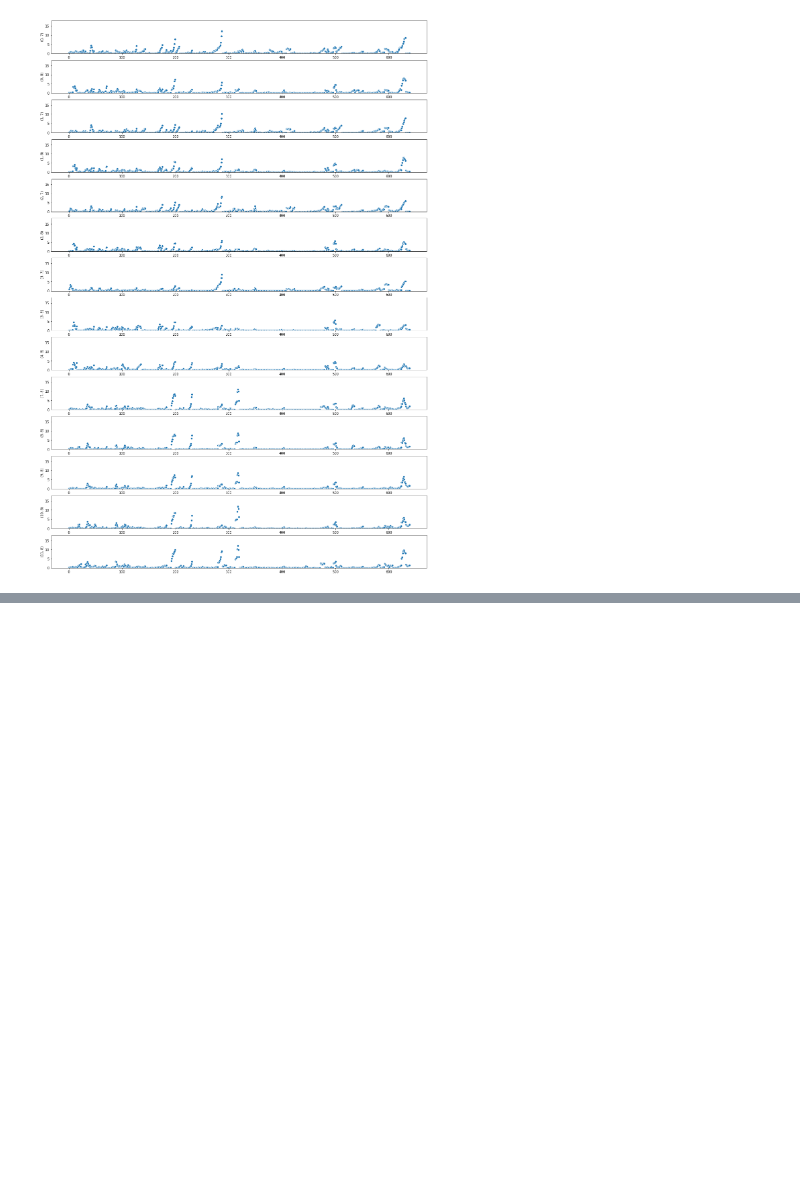
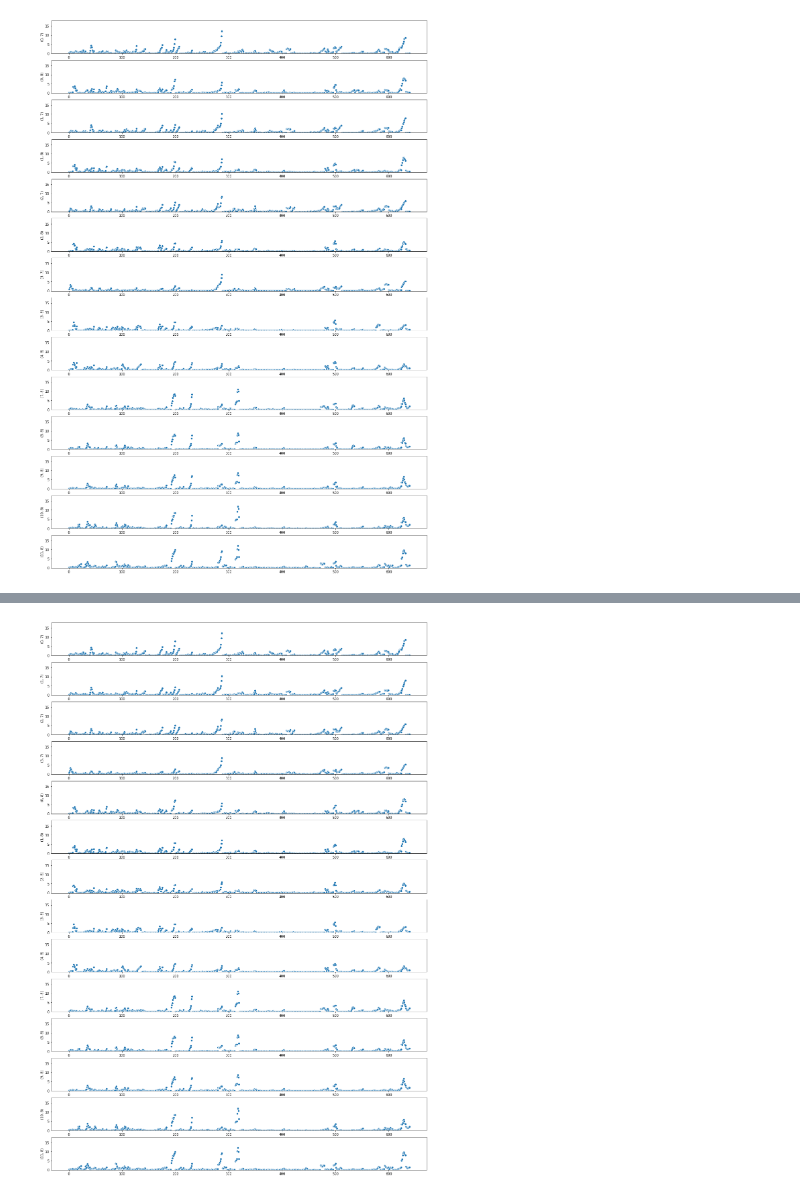
Before and after one commit to homily707/Notebook, a Jupyter notebook: eda.ipynb, the cells around one changed output, grey strips where cells are left out. Drawn from its saved outputs; the diff is of its cells as text; code cells hidden in the pictures; blank space fills up the shorter version.

```diff
--- a/eda.ipynb
+++ b/eda.ipynb
@@ -207,3 +207,5 @@ for i in range(14):
     sns.scatterplot(np.arange(640),b_mean.iloc[i,1:641]).set(ylim=(0,18))
 # %% [output]
 [figure]
+# %%
+b=pd.read_csv('b_data.csv')
@@ -209,0 +220,4 @@ for i in range(14):
+# %%
+b7=b[b.month==7].groupby(['day','month']).mean()
+b8=b[b.month==8].groupby(['day','month']).mean()
+b8
@@ -209,0 +238,10 @@ for i in range(14):
+# %%
+plt.figure(figsize=(20,30))
+for i in range(4):
+    plt.subplot(14,1,i+1)
+    sns.scatterplot(np.arange(640),b7.iloc[i,1:641]).set(ylim=(0,18))
+for i in range(10):
+    plt.subplot(14,1,5+i)
+    sns.scatterplot(np.arange(640),b8.iloc[i,1:641]).set(ylim=(0,18))
+# %% [output]
+[figure, added]
```
Also changed, not shown: parts of 3 cells of this notebook.
